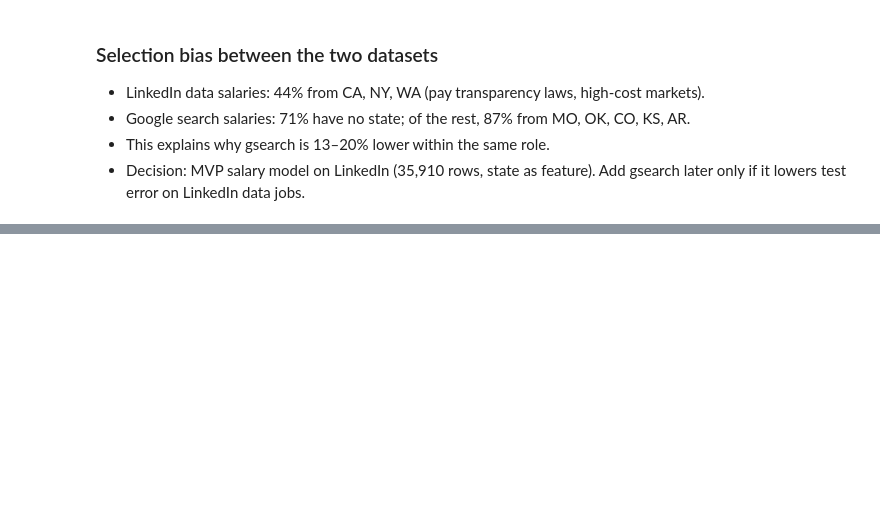
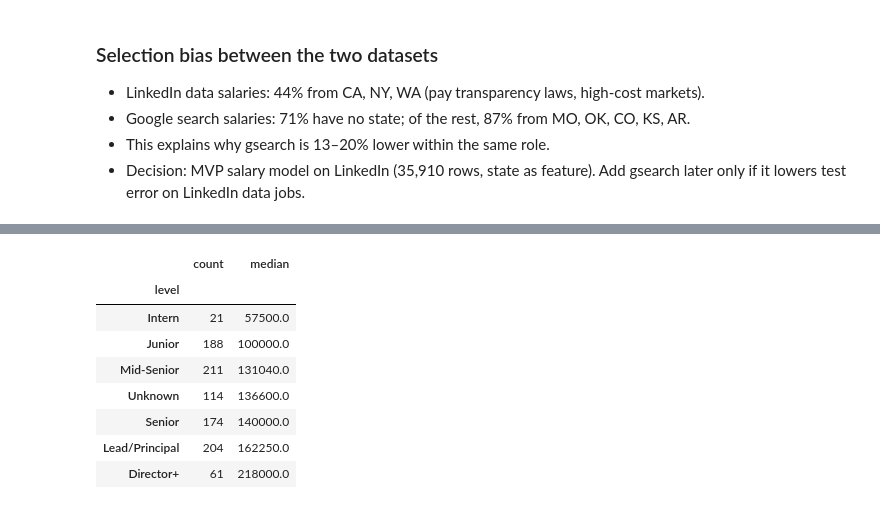
Before and after one commit to rouzbeh-enayatzadeh/skillscope, a Jupyter notebook: notebooks/01_eda_linkedin.ipynb, the cells around one changed output, grey strips where cells are left out. Saved outputs shown, nothing was run; the diff lists cells and outputs as text; code cells hidden in the pictures; blank space fills up the shorter version.

```diff
--- a/notebooks/01_eda_linkedin.ipynb
+++ b/notebooks/01_eda_linkedin.ipynb
@@ -357,0 +385,21 @@ Name: proportion, dtype: float64
+# %%
+importlib.reload(src.roles)
+from src.roles import combine_seniority
+
+data_sal["level"] = [combine_seniority(t, l) for t, l in
+                     zip(data_sal["seniority"], data_sal["formatted_experience_level"])]
+
+(data_sal.groupby("level")["normalized_salary"]
+         .agg(["count", "median"])
+         .sort_values("median")
+         .round(0))
+# %% [output]
+|  | count | median |
+| level |  |  |
+| Intern | 21 | 57500.0 |
+| Junior | 188 | 100000.0 |
+| Mid-Senior | 211 | 131040.0 |
+| Unknown | 114 | 136600.0 |
+| Senior | 174 | 140000.0 |
+| Lead/Principal | 204 | 162250.0 |
+| Director+ | 61 | 218000.0 |
```
Also changed, not shown: parts of 2 cells of this notebook, 2 other files.
